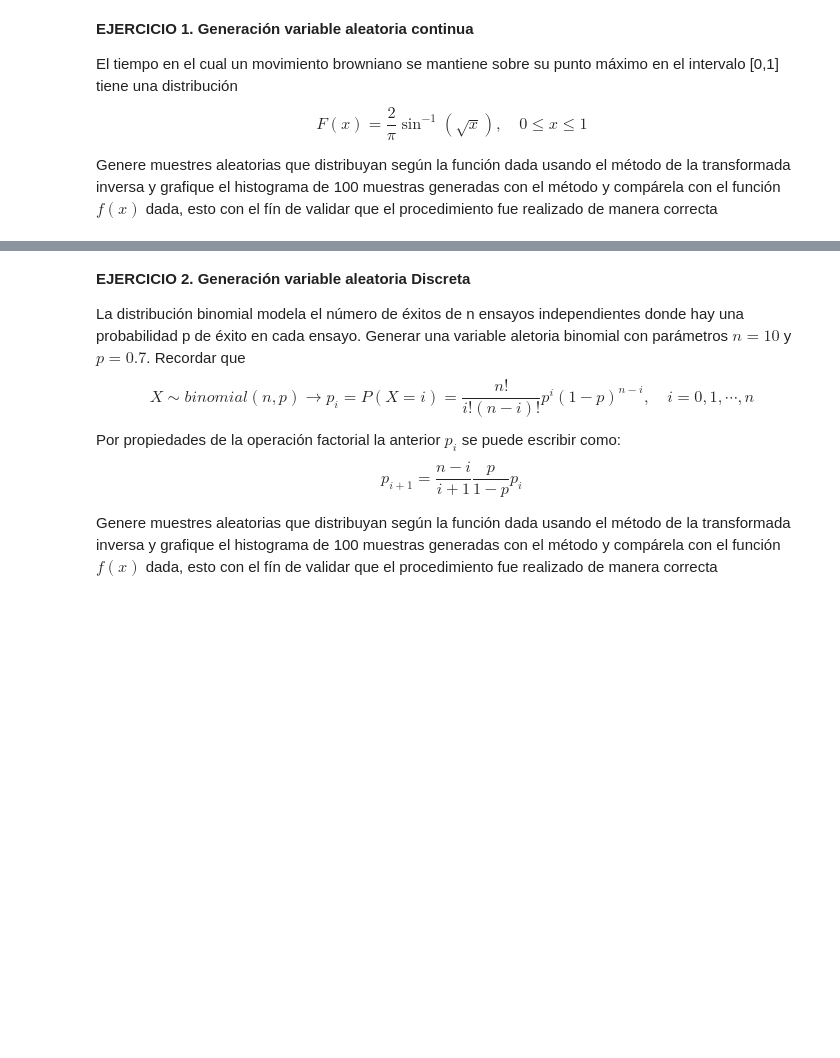
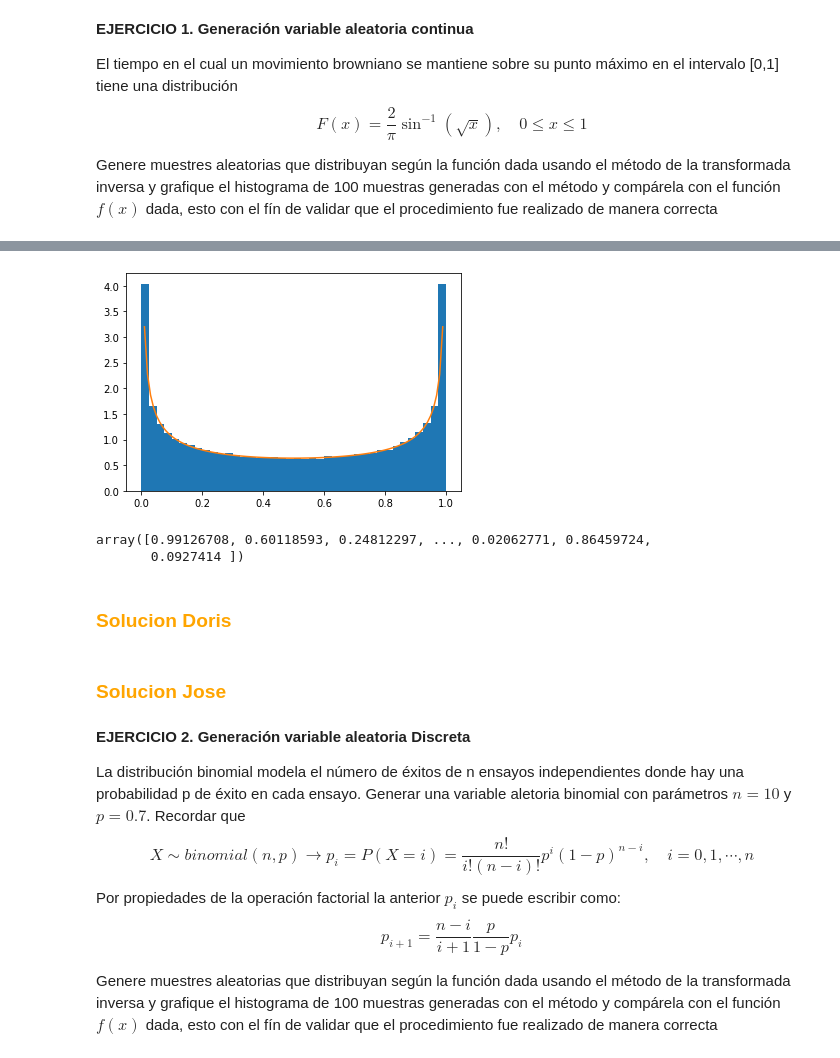
Before and after one commit to nicoglez/Tareas_SNGonzalez_DGomez, a Jupyter notebook: Tarea4_SNGonzalez_DGomez_JTNavarro.ipynb, the cells around one changed output, grey strips where cells are left out. Drawn from its saved outputs; the diff is of its cells as text; code cells hidden in the pictures; blank space fills up the shorter version.

Commit message:
Soluciones Nicolas

```diff
--- a/Tarea4_SNGonzalez_DGomez_JTNavarro.ipynb
+++ b/Tarea4_SNGonzalez_DGomez_JTNavarro.ipynb
@@ -82,0 +111,32 @@ Genere muestres aleatorias que distribuyan según la función dada usando el mé
+# %%
+# Definir las funciones obtenidas y definir numero de observaciones
+fx = lambda x: 1/((np.pi)*np.sqrt(1-x)*np.sqrt(x))
+Fuinversa = lambda U: np.sin(U*np.pi/2)**2
+N = 10**5
+# %%
+# Generar variables aleatorias y comparar
+
+def comparacion_fx_fin(fx: 'Funcion fx ', Fin: 'Funcion Inversa' , N: 'Numero de va a generar' ):
+    '''
+    Funcion para comparar una funcion fx con el histograma de una funcion inversa
+    '''
+    u = np.random.uniform(0,1,N)
+    f_random = Fin(u)
+    x = np.arange(0,1,0.01)
+    func = fx(x)
+    plt.hist(f_random, bins = 40, density = True)
+    plt.plot(x, func)
+    plt.show();
+    va = f_random
+
+    return va
+
+comparacion_fx_fin(fx,Fuinversa, N)
+# %% [output]
+[figure, added]
+array([0.99126708, 0.60118593, 0.24812297, ..., 0.02062771, 0.86459724,
+       0.0927414 ])
+# %% [markdown]
+### <font color ='Orange'> **Solucion Doris**
+# %% [markdown]
+### <font color ='Orange'> **Solucion Jose**
```
Also changed, not shown: parts of 58 cells of this notebook.
